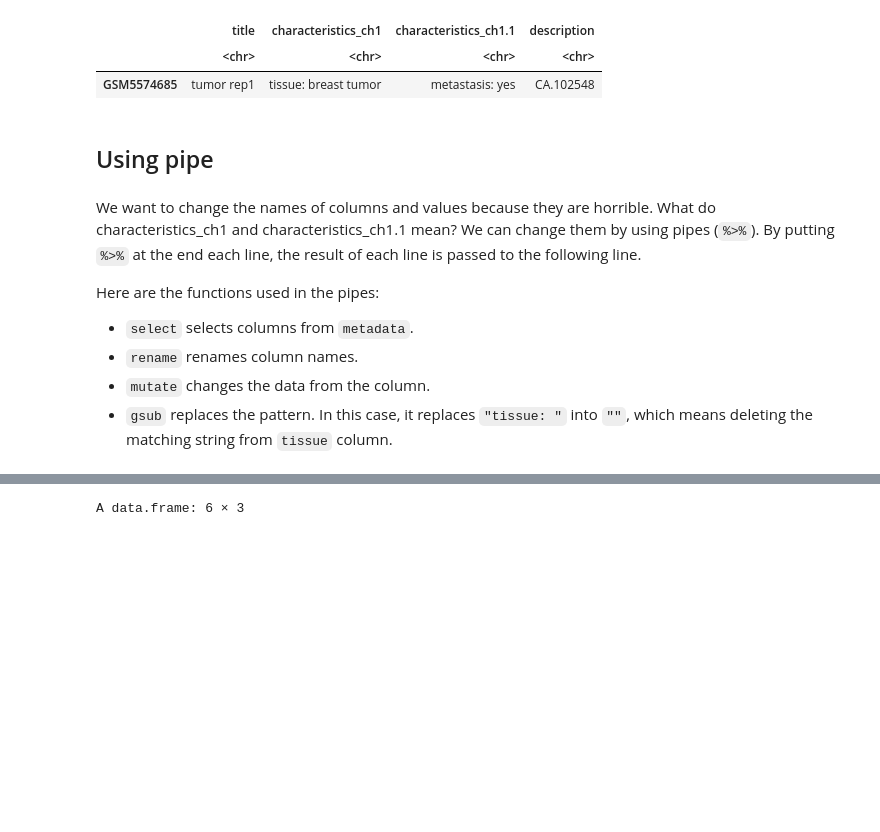
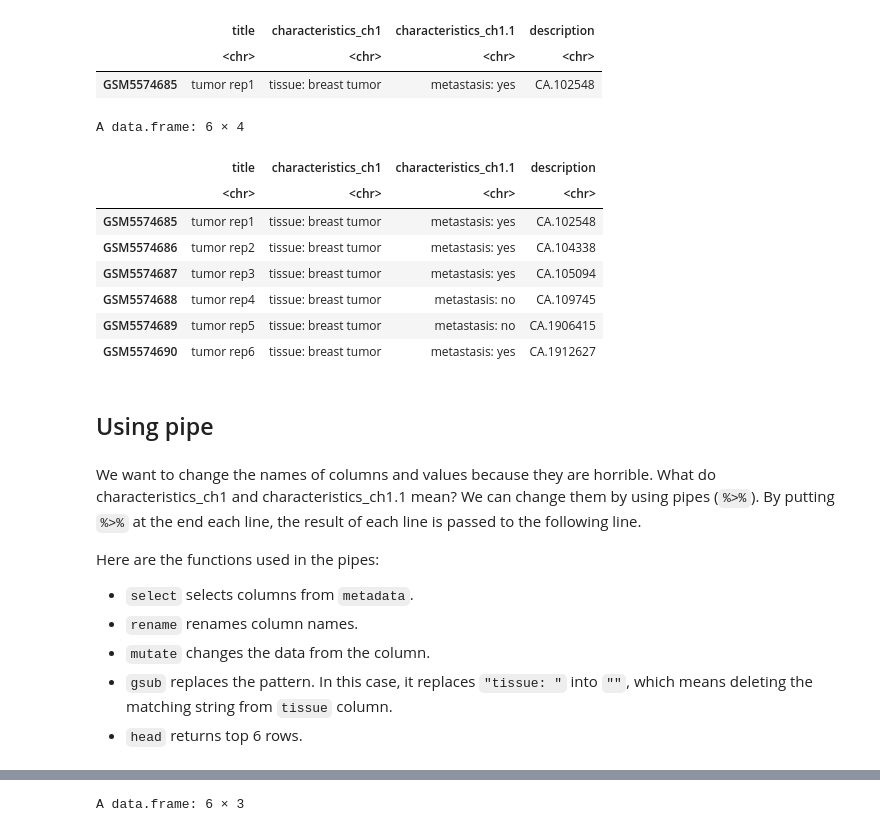
Before and after one commit to galopyz/goldfish, a Jupyter notebook: R/01_Data_manipulation.ipynb, the cells around one changed output, grey strips where cells are left out. Drawn from its saved outputs; the diff is of its cells as text; code cells hidden in the pictures; blank space fills up the shorter version.

```diff
--- a/R/Data_manipulation.ipynb
+++ b/R/01_Data_manipulation.ipynb
@@ -99,6 +104,18 @@ A data.frame: 1 × 4
 |  | title | characteristics_ch1 | characteristics_ch1.1 | description |
 |  | <chr> | <chr> | <chr> | <chr> |
 | GSM5574685 | tumor rep1 | tissue: breast tumor | metastasis: yes | CA.102548 |
+# %%
+head(metadata.subset)
+# %% [output]
+A data.frame: 6 × 4
+|  | title | characteristics_ch1 | characteristics_ch1.1 | description |
+|  | <chr> | <chr> | <chr> | <chr> |
+| GSM5574685 | tumor rep1 | tissue: breast tumor | metastasis: yes | CA.102548 |
+| GSM5574686 | tumor rep2 | tissue: breast tumor | metastasis: yes | CA.104338 |
+| GSM5574687 | tumor rep3 | tissue: breast tumor | metastasis: yes | CA.105094 |
+| GSM5574688 | tumor rep4 | tissue: breast tumor | metastasis: no | CA.109745 |
+| GSM5574689 | tumor rep5 | tissue: breast tumor | metastasis: no | CA.1906415 |
+| GSM5574690 | tumor rep6 | tissue: breast tumor | metastasis: yes | CA.1912627 |
 # %% [markdown]
 ## Using pipe
 # %% [markdown]
@@ -109,3 +126,4 @@ Here are the functions used in the pipes:
   - `rename` renames column names.
   - `mutate` changes the data from the column.
   - `gsub` replaces the pattern. In this case, it replaces `"tissue: "` into `""`, which means deleting the matching string from `tissue` column.
+  - `head` returns top 6 rows.
```
Also changed, not shown: parts of 15 cells of this notebook.
